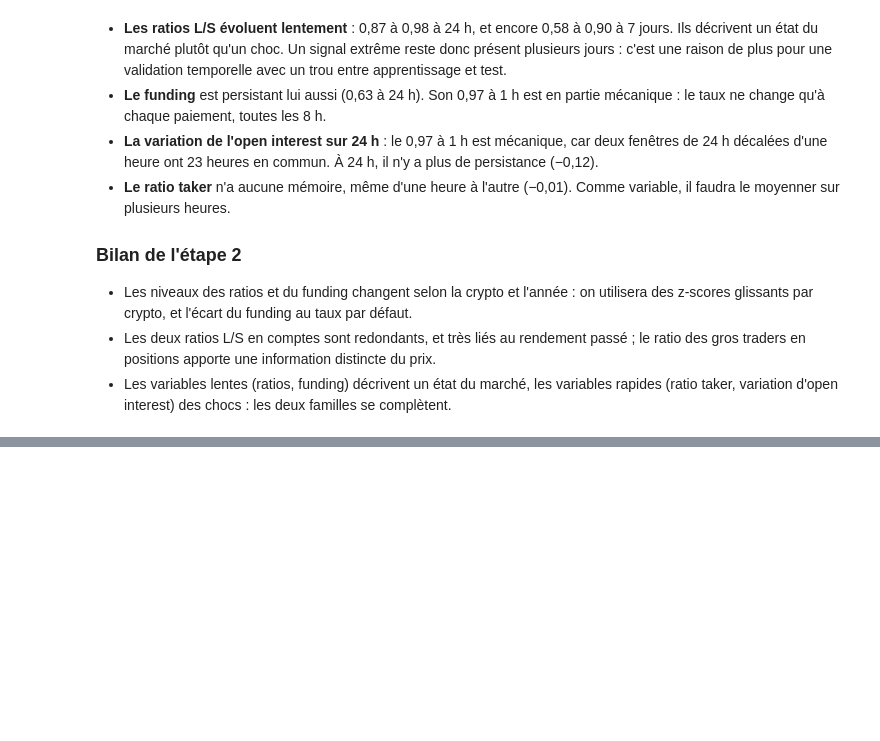
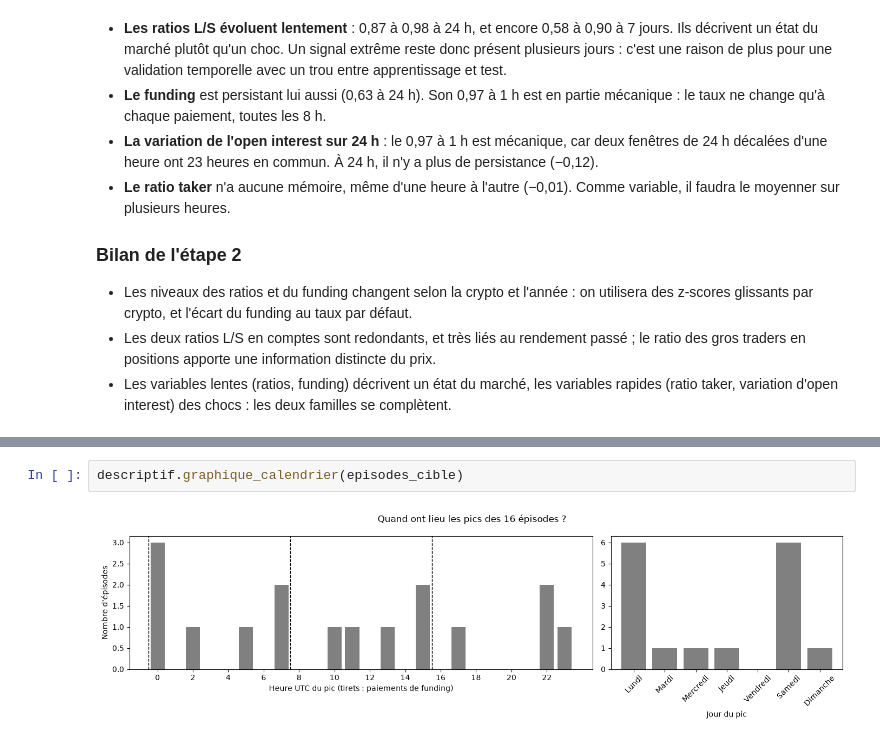
Before and after one commit to Ethanyounes/Ensae-Data-Science, a Jupyter notebook: rapport.ipynb, the cells around one changed output, grey strips where cells are left out. Saved outputs shown, nothing was run; the diff lists cells and outputs as text; blank space fills up the shorter version.

```diff
--- a/rapport.ipynb
+++ b/rapport.ipynb
@@ -281,0 +380,4 @@ descriptif.persistance(variables).round(2)
+# %%
+descriptif.graphique_calendrier(episodes_cible)
+# %% [output]
+[figure, added]
```
Also changed, not shown: parts of 21 cells of this notebook, 2 other files.
